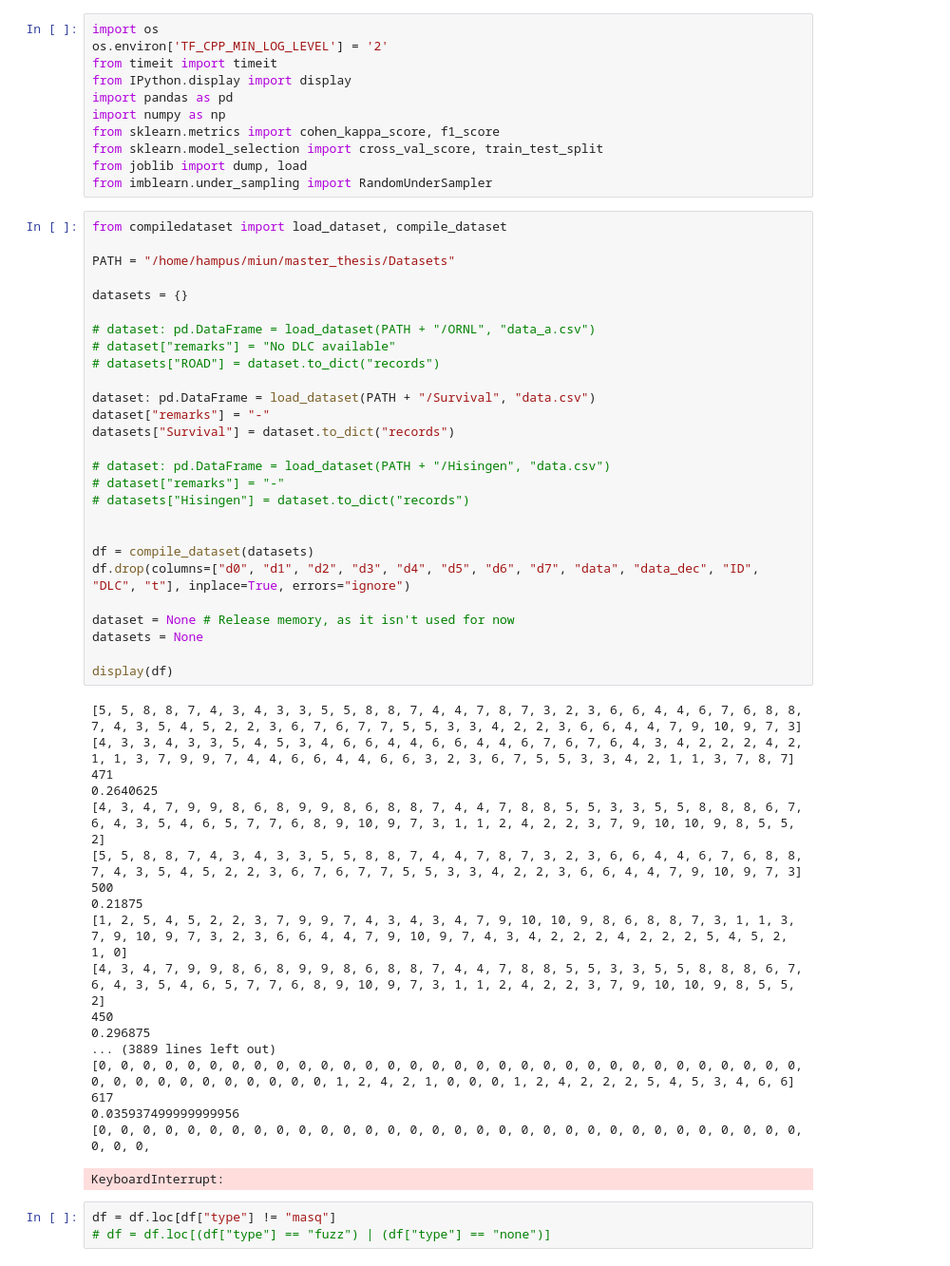
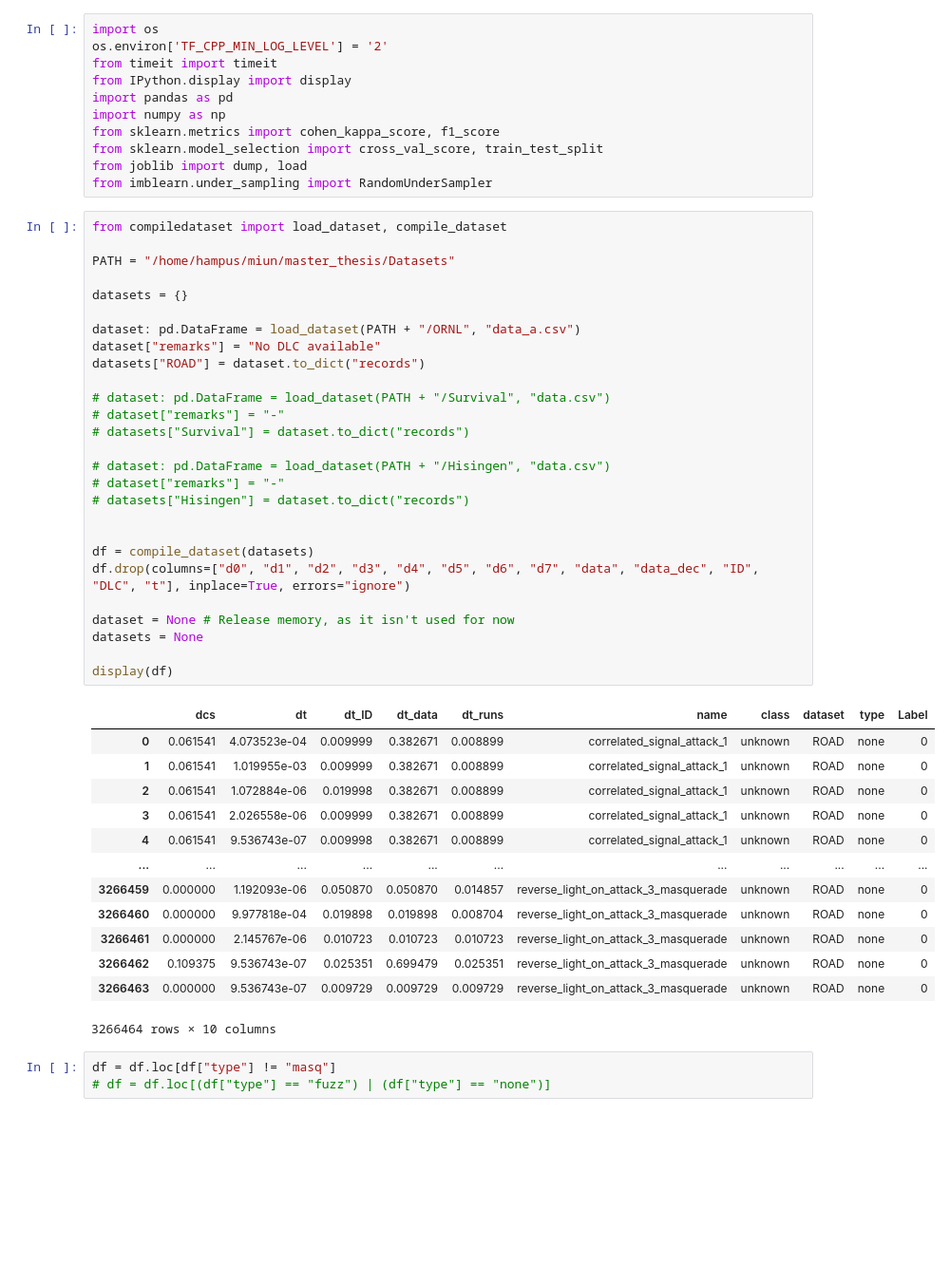
Before and after one commit to hampu5/ml-classify, a Jupyter notebook: ml_classify/rf-book.ipynb, the cells around one changed output. Shown: that part at 95% size. Drawn from its saved outputs; the diff is of its cells as text; blank space fills up the shorter version.

```diff
--- a/ml_classify/rf-book.ipynb
+++ b/ml_classify/rf-book.ipynb
@@ -12,49 +12,44 @@ from imblearn.under_sampling import RandomUnderSampler
 # %%
 from compiledataset import load_dataset, compile_dataset
 
 PATH = "/home/hampus/miun/master_thesis/Datasets"
 
 datasets = {}
 
-# dataset: pd.DataFrame = load_dataset(PATH + "/ORNL", "data_a.csv")
-# dataset["remarks"] = "No DLC available"
-# datasets["ROAD"] = dataset.to_dict("records")
+dataset: pd.DataFrame = load_dataset(PATH + "/ORNL", "data_a.csv")
+dataset["remarks"] = "No DLC available"
+datasets["ROAD"] = dataset.to_dict("records")
 
-dataset: pd.DataFrame = load_dataset(PATH + "/Survival", "data.csv")
-dataset["remarks"] = "-"
-datasets["Survival"] = dataset.to_dict("records")
+# dataset: pd.DataFrame = load_dataset(PATH + "/Survival", "data.csv")
+# dataset["remarks"] = "-"
+# datasets["Survival"] = dataset.to_dict("records")
 
 # dataset: pd.DataFrame = load_dataset(PATH + "/Hisingen", "data.csv")
 # dataset["remarks"] = "-"
 # datasets["Hisingen"] = dataset.to_dict("records")
 
 
 df = compile_dataset(datasets)
 df.drop(columns=["d0", "d1", "d2", "d3", "d4", "d5", "d6", "d7", "data", "data_dec", "ID", "DLC", "t"], inplace=True, errors="ignore")
 
 dataset = None # Release memory, as it isn't used for now
 datasets = None
 
 display(df)
 # %% [output]
+|  | dcs | dt | dt_ID | dt_data | dt_runs | name | class | dataset | type | Label |
+| 0 | 0.061541 | 4.073523e-04 | 0.009999 | 0.382671 | 0.008899 | correlated_signal_attack_1 | unknown | ROAD | none | 0 |
+| 1 | 0.061541 | 1.019955e-03 | 0.009999 | 0.382671 | 0.008899 | correlated_signal_attack_1 | unknown | ROAD | none | 0 |
+| 2 | 0.061541 | 1.072884e-06 | 0.019998 | 0.382671 | 0.008899 | correlated_signal_attack_1 | unknown | ROAD | none | 0 |
+| 3 | 0.061541 | 2.026558e-06 | 0.009999 | 0.382671 | 0.008899 | correlated_signal_attack_1 | unknown | ROAD | none | 0 |
+| 4 | 0.061541 | 9.536743e-07 | 0.009998 | 0.382671 | 0.008899 | correlated_signal_attack_1 | unknown | ROAD | none | 0 |
+| ... | ... | ... | ... | ... | ... | ... | ... | ... | ... | ... |
+| 3266459 | 0.000000 | 1.192093e-06 | 0.050870 | 0.050870 | 0.014857 | reverse_light_on_attack_3_masquerade | unknown | ROAD | none | 0 |
+| 3266460 | 0.000000 | 9.977818e-04 | 0.019898 | 0.019898 | 0.008704 | reverse_light_on_attack_3_masquerade | unknown | ROAD | none | 0 |
+| 3266461 | 0.000000 | 2.145767e-06 | 0.010723 | 0.010723 | 0.010723 | reverse_light_on_attack_3_masquerade | unknown | ROAD | none | 0 |
+| 3266462 | 0.109375 | 9.536743e-07 | 0.025351 | 0.699479 | 0.025351 | reverse_light_on_attack_3_masquerade | unknown | ROAD | none | 0 |
+| 3266463 | 0.000000 | 9.536743e-07 | 0.009729 | 0.009729 | 0.009729 | reverse_light_on_attack_3_masquerade | unknown | ROAD | none | 0 |
-[5, 5, 8, 8, 7, 4, 3, 4, 3, 3, 5, 5, 8, 8, 7, 4, 4, 7, 8, 7, 3, 2, 3, 6, 6, 4, 4, 6, 7, 6, 8, 8, 7, 4, 3, 5, 4, 5, 2, 2, 3, 6, 7, 6, 7, 7, 5, 5, 3, 3, 4, 2, 2, 3, 6, 6, 4, 4, 7, 9, 10, 9, 7, 3]
-[4, 3, 3, 4, 3, 3, 5, 4, 5, 3, 4, 6, 6, 4, 4, 6, 6, 4, 4, 6, 7, 6, 7, 6, 4, 3, 4, 2, 2, 2, 4, 2, 1, 1, 3, 7, 9, 9, 7, 4, 4, 6, 6, 4, 4, 6, 6, 3, 2, 3, 6, 7, 5, 5, 3, 3, 4, 2, 1, 1, 3, 7, 8, 7]
-471
-0.2640625
-[4, 3, 4, 7, 9, 9, 8, 6, 8, 9, 9, 8, 6, 8, 8, 7, 4, 4, 7, 8, 8, 5, 5, 3, 3, 5, 5, 8, 8, 8, 6, 7, 6, 4, 3, 5, 4, 6, 5, 7, 7, 6, 8, 9, 10, 9, 7, 3, 1, 1, 2, 4, 2, 2, 3, 7, 9, 10, 10, 9, 8, 5, 5, 2]
-[5, 5, 8, 8, 7, 4, 3, 4, 3, 3, 5, 5, 8, 8, 7, 4, 4, 7, 8, 7, 3, 2, 3, 6, 6, 4, 4, 6, 7, 6, 8, 8, 7, 4, 3, 5, 4, 5, 2, 2, 3, 6, 7, 6, 7, 7, 5, 5, 3, 3, 4, 2, 2, 3, 6, 6, 4, 4, 7, 9, 10, 9, 7, 3]
-500
-0.21875
-[1, 2, 5, 4, 5, 2, 2, 3, 7, 9, 9, 7, 4, 3, 4, 3, 4, 7, 9, 10, 10, 9, 8, 6, 8, 8, 7, 3, 1, 1, 3, 7, 9, 10, 9, 7, 3, 2, 3, 6, 6, 4, 4, 7, 9, 10, 9, 7, 4, 3, 4, 2, 2, 2, 4, 2, 2, 2, 5, 4, 5, 2, 1, 0]
-[4, 3, 4, 7, 9, 9, 8, 6, 8, 9, 9, 8, 6, 8, 8, 7, 4, 4, 7, 8, 8, 5, 5, 3, 3, 5, 5, 8, 8, 8, 6, 7, 6, 4, 3, 5, 4, 6, 5, 7, 7, 6, 8, 9, 10, 9, 7, 3, 1, 1, 2, 4, 2, 2, 3, 7, 9, 10, 10, 9, 8, 5, 5, 2]
-450
-0.296875
-... (3889 lines left out)
-[0, 0, 0, 0, 0, 0, 0, 0, 0, 0, 0, 0, 0, 0, 0, 0, 0, 0, 0, 0, 0, 0, 0, 0, 0, 0, 0, 0, 0, 0, 0, 0, 0, 0, 0, 0, 0, 0, 0, 0, 0, 0, 0, 1, 2, 4, 2, 1, 0, 0, 0, 1, 2, 4, 2, 2, 2, 5, 4, 5, 3, 4, 6, 6]
-617
-0.035937499999999956
-[0, 0, 0, 0, 0, 0, 0, 0, 0, 0, 0, 0, 0, 0, 0, 0, 0, 0, 0, 0, 0, 0, 0, 0, 0, 0, 0, 0, 0, 0, 0, 0, 0, 0, 0,
+3266464 rows × 10 columns
-KeyboardInterrupt:
 # %%
 df = df.loc[df["type"] != "masq"]
 # df = df.loc[(df["type"] == "fuzz") | (df["type"] == "none")]
```
Also changed, not shown: parts of 8 cells of this notebook, 3 other files.
